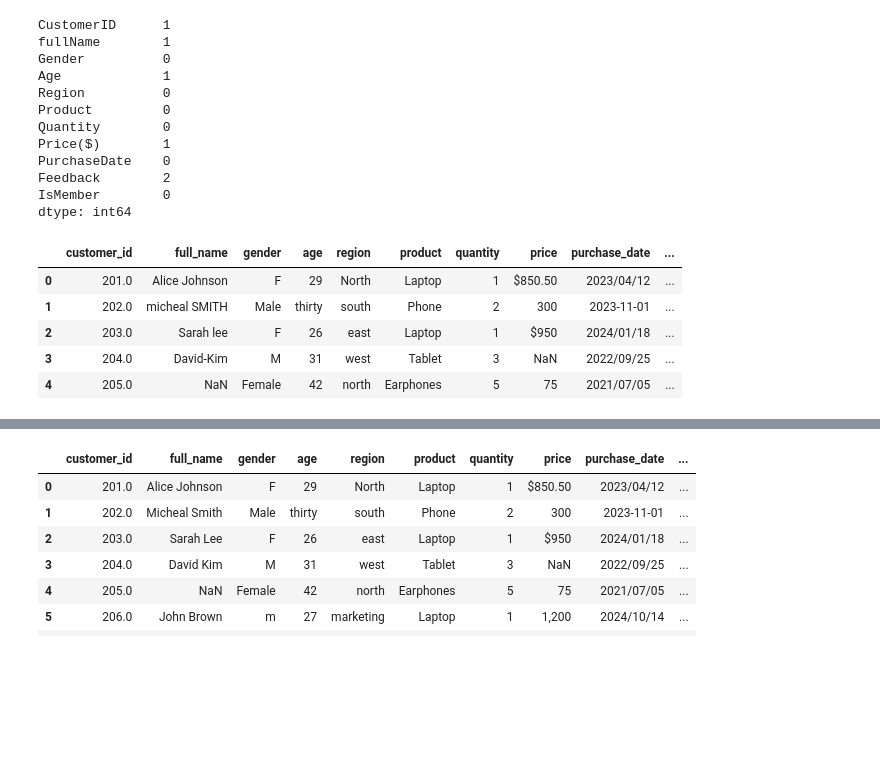
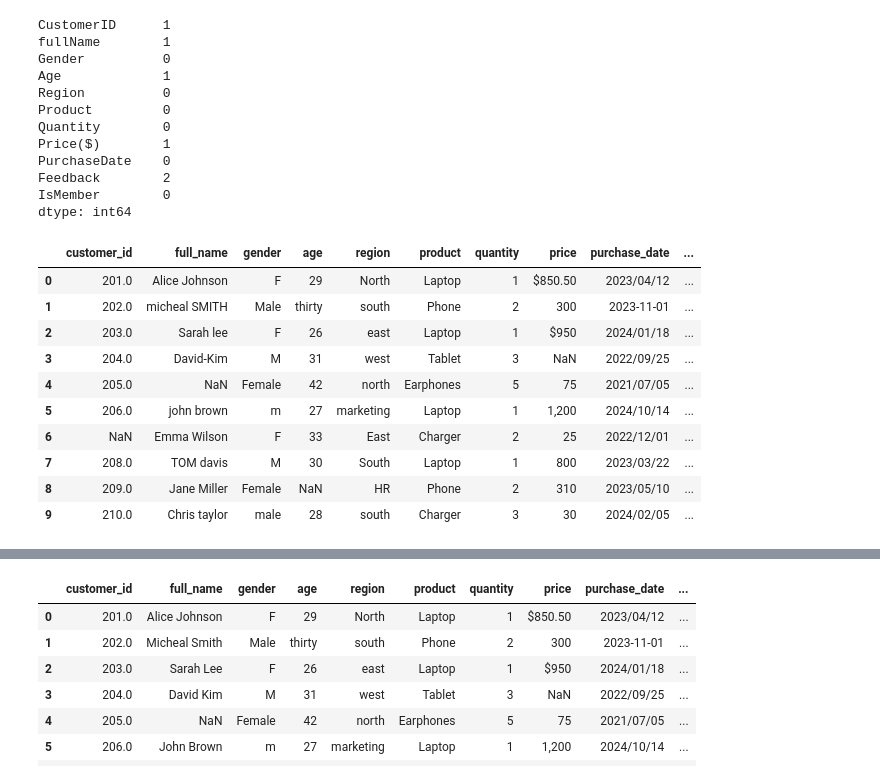
Before and after one commit to Nathillarious-tech/Assignment, a Jupyter notebook: sales_performance.ipynb, the cells around one changed output, grey strips where cells are left out. Drawn from its saved outputs; the diff is of its cells as text; code cells hidden in the pictures; blank space fills up the shorter version.

```diff
--- a/sales_performance.ipynb
+++ b/sales_performance.ipynb
@@ -72,23 +73,29 @@ dtype: int64
 # %%
 #to rename the sales column
 sales.rename(columns={
     'CustomerID': 'customer_id',
     'fullName': 'full_name',
     'Gender': 'gender',
     'Age': 'age',
     'Region': 'region',
     'Product': 'product',
     'Quantity': 'quantity',
     'Price($)': 'price',
     'PurchaseDate': 'purchase_date',
     'Feedback': 'feedback',
     'IsMember': 'is_member'
 }, inplace=True)
-sales.head()
+
+sales.head(10)
 # %% [output]
 |  | customer_id | full_name | gender | age | region | product | quantity | price | purchase_date | ... |
 | 0 | 201.0 | Alice Johnson | F | 29 | North | Laptop | 1 | $850.50 | 2023/04/12 | ... |
 | 1 | 202.0 | micheal SMITH | Male | thirty | south | Phone | 2 | 300 | 2023-11-01 | ... |
 | 2 | 203.0 | Sarah lee | F | 26 | east | Laptop | 1 | $950 | 2024/01/18 | ... |
 | 3 | 204.0 | David-Kim | M | 31 | west | Tablet | 3 | NaN | 2022/09/25 | ... |
 | 4 | 205.0 | NaN | Female | 42 | north | Earphones | 5 | 75 | 2021/07/05 | ... |
+| 5 | 206.0 | john brown | m | 27 | marketing | Laptop | 1 | 1,200 | 2024/10/14 | ... |
+| 6 | NaN | Emma Wilson | F | 33 | East | Charger | 2 | 25 | 2022/12/01 | ... |
+| 7 | 208.0 | TOM davis | M | 30 | South | Laptop | 1 | 800 | 2023/03/22 | ... |
+| 8 | 209.0 | Jane Miller | Female | NaN | HR | Phone | 2 | 310 | 2023/05/10 | ... |
+| 9 | 210.0 | Chris taylor | male | 28 | south | Charger | 3 | 30 | 2024/02/05 | ... |
```
Also changed, not shown: parts of 14 cells of this notebook.
